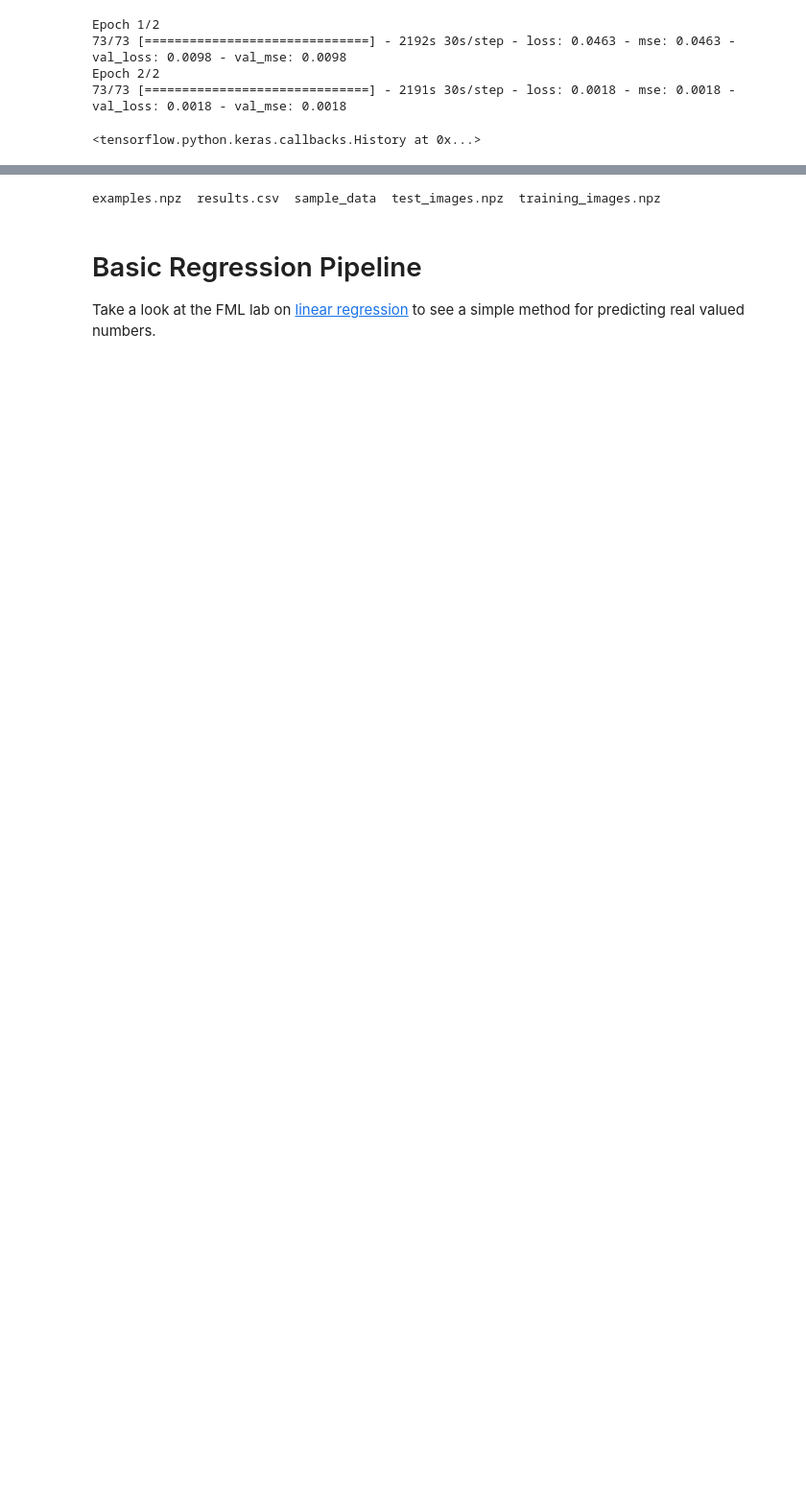
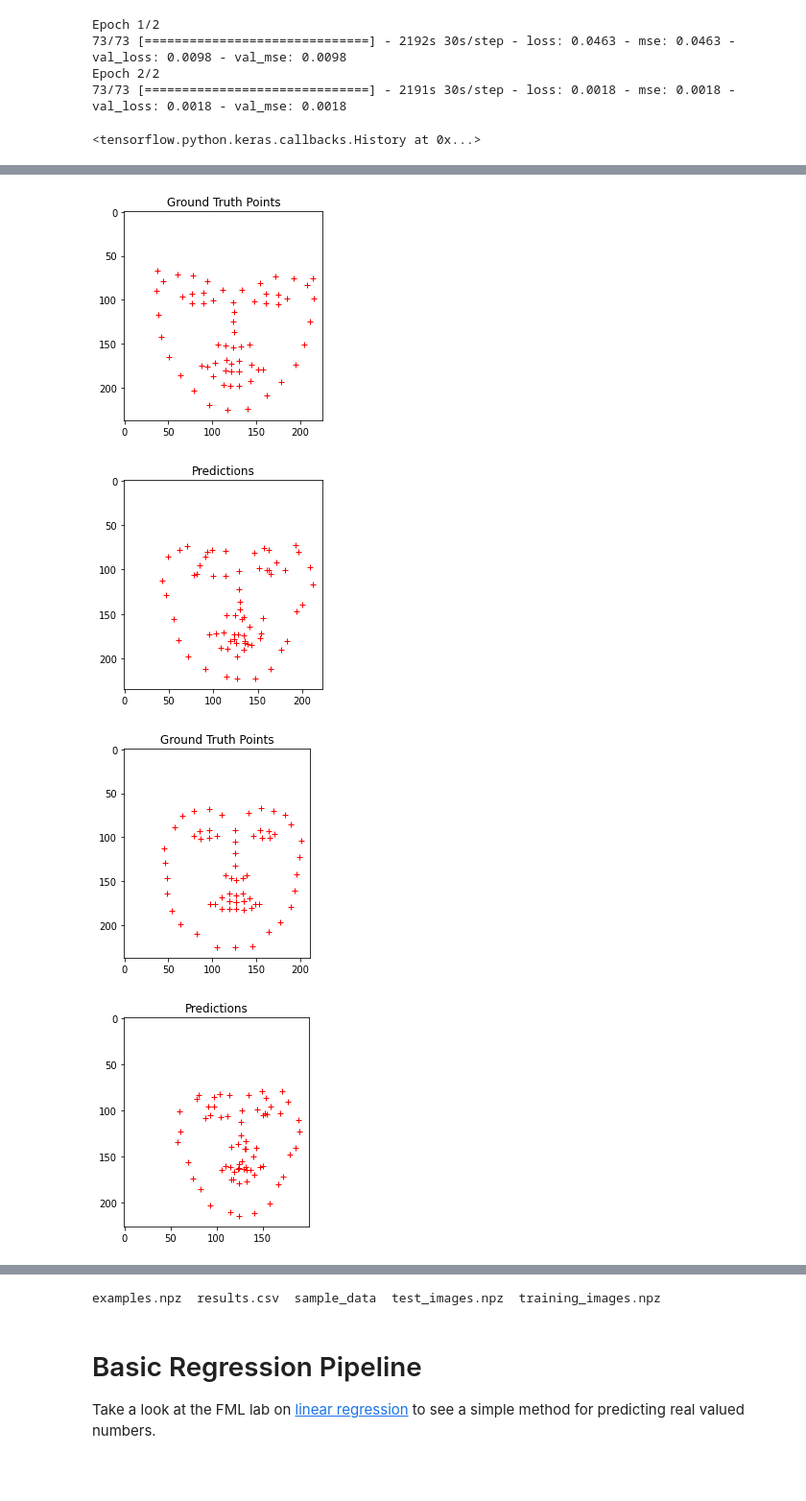
Before and after one commit to LordLean/Acquired-Intelligence-Adaptive-Behaviour, a Jupyter notebook: CV_Labs/CV_183708.ipynb, the cells around one changed output, grey strips where cells are left out. Shown at 96% size. Saved outputs shown, nothing was run; the diff lists cells and outputs as text; code cells hidden in the pictures; blank space fills up the shorter version.

```diff
--- a/CV_Labs/CV_183708.ipynb
+++ b/CV_Labs/CV_183708.ipynb
@@ -132,6 +381,8 @@ for i in range(1):
 # %% [output]
 [figure]
 # %%
+#@title Data Normalization and CNN Imports
+
 import tensorflow as tf
 from tensorflow.keras.models import Sequential
 from tensorflow.keras.layers import Dense, Dropout, Activation, Flatten, Conv2D, MaxPooling2D
@@ -145,11 +396,11 @@ y = np.reshape(y,(-1,136))
 
 # Train Test split
 X_train = norm_train_images[:-500]
-X_test = norm_train_images[:500]
+X_test = norm_train_images[-500:]
 
 # Train Test split
 y_train = y[:-500]
-y_test = y[:500]
+y_test = y[-500:]
 # %% [markdown]
 <br>
 # %%
@@ -290,7 +499,26 @@ model.summary()
 # %%
 predictions = model.predict(X_test) * 250
 # %%
+#@title Visualization
+
+X_test_copy = X_test.copy() * 255
+
+X_test_copy = X_test_copy.astype("uint8")
+
+rnge = [0]
+
+# Predictions on Empty Image
 npArray = np.array([[[0, 162, 232, 255]]], dtype='uint8')
-for i in range(2):
+for i in range(3):
     visualise_pts(npArray, train_pts[2311+i, ...],0)
-    visualise_pts(npArray,  predictions[i, ...].reshape(68,2),1)
+    visualise_pts(npArray, predictions[i, ...].reshape(68,2),1)
+
+# Visualize Ground Truth vs predictions on Test (train split) Images
+for i in range(3):
+    visualise_pts(train_images[2311+i, ...], train_pts[2311+i, ...],0)
+    visualise_pts(train_images[2311+i, ...], predictions[i, ...].reshape(68,2),1)
+# %% [output]
+[figure, added]
+[figure, added]
+[figure, added]
+[figure, added]
```
Also changed, not shown: parts of 23 cells of this notebook.
